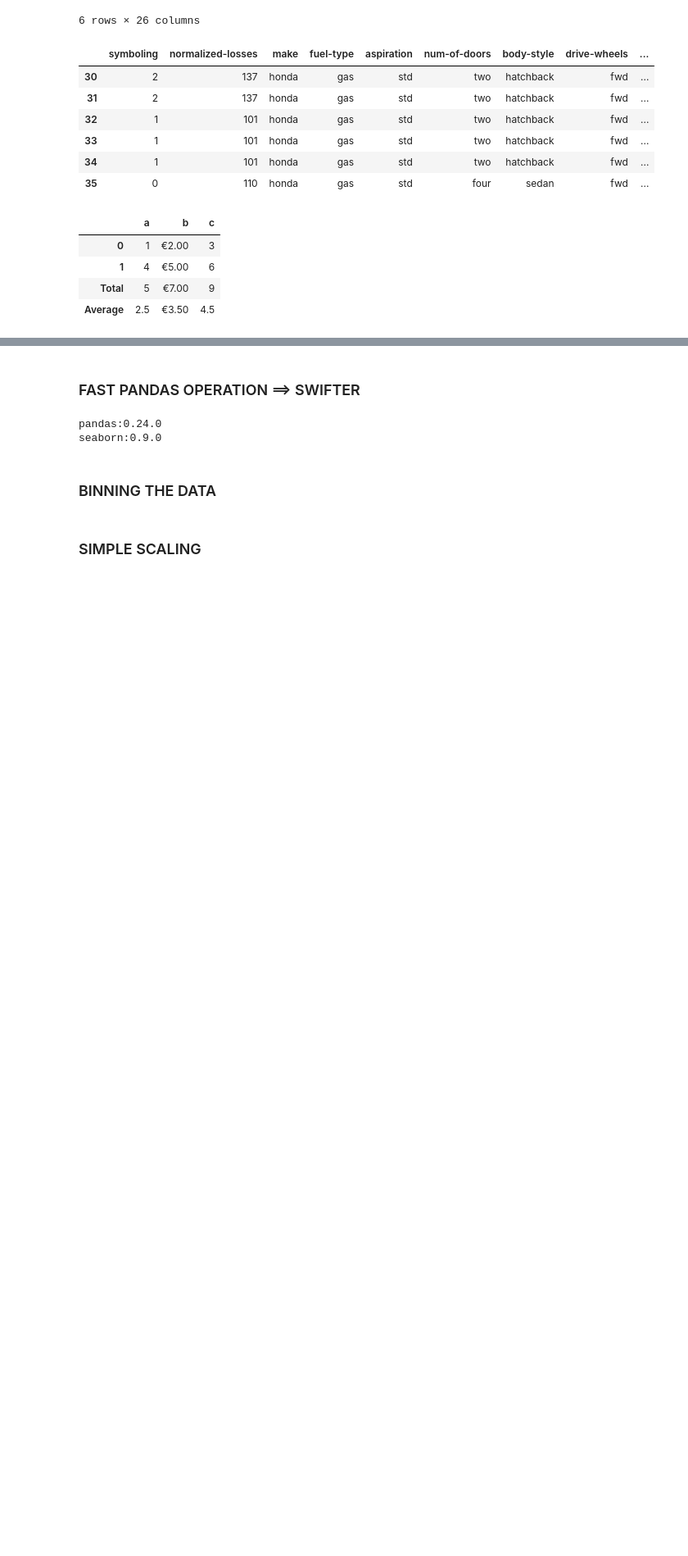
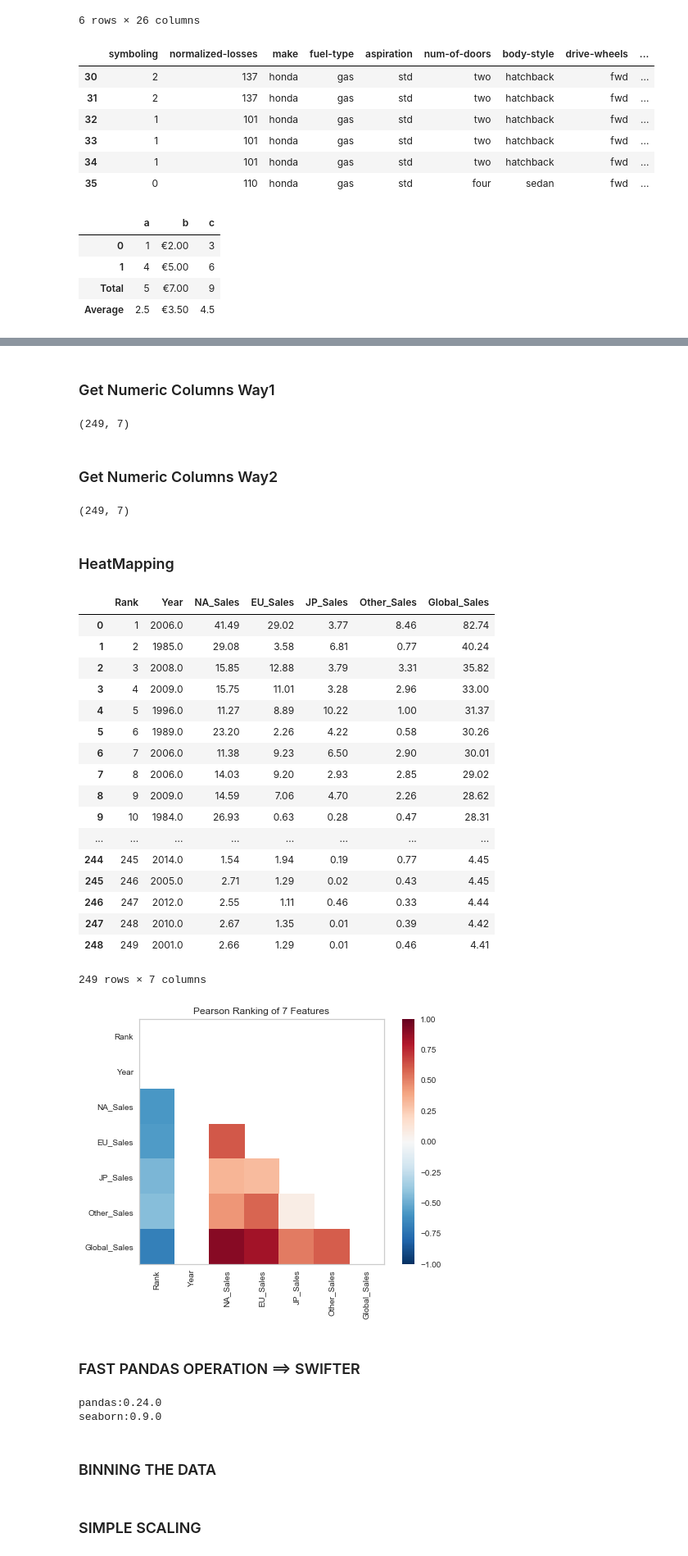
Before and after one commit to serdarbozoglan/My_Python, a Jupyter notebook: Templates/PYTHON_TEMPLATE.ipynb, the cells around one changed output, grey strips where cells are left out. Shown at 82% size. Cells and saved outputs as stored; diff of their text form; code cells hidden in the pictures; blank space fills up the shorter version.

```diff
--- a/Templates/PYTHON_TEMPLATE.ipynb
+++ b/Templates/PYTHON_TEMPLATE.ipynb
@@ -143,0 +845,2 @@ df.pipe(pp.PrettyPandas).as_currency('EUR', subset='b').total().average()
+# %%
+df2 = pd.read_csv('./data/sample_data.csv')
@@ -144,3 +858,47 @@ df.pipe(pp.PrettyPandas).as_currency('EUR', subset='b').total().average()
+# %% [markdown]
+### Get Numeric Columns Way1
+# %%
+numeric_df2 = df2._get_numeric_data()
+numeric_df2.shape
+# %% [output]
+(249, 7)
+# %% [markdown]
+### Get Numeric Columns Way2
+# %%
+numerics = ['int16', 'int32', 'int64', 'float16', 'float32', 'float64']
+
+numeric_df2 = df2.select_dtypes(include=numerics)
+numeric_df2.shape
+# %% [output]
+(249, 7)
+# %% [markdown]
+### HeatMapping
+# %%
+from yellowbrick.features import Rank2D
+visualizer = Rank2D(algorithm='pearson')
+# %%
+visualizer.fit_transform(numeric_df2)
+visualizer.poof()
+# %% [output]
+|  | Rank | Year | NA_Sales | EU_Sales | JP_Sales | Other_Sales | Global_Sales |
+| 0 | 1 | 2006.0 | 41.49 | 29.02 | 3.77 | 8.46 | 82.74 |
+| 1 | 2 | 1985.0 | 29.08 | 3.58 | 6.81 | 0.77 | 40.24 |
+| 2 | 3 | 2008.0 | 15.85 | 12.88 | 3.79 | 3.31 | 35.82 |
+| 3 | 4 | 2009.0 | 15.75 | 11.01 | 3.28 | 2.96 | 33.00 |
+| 4 | 5 | 1996.0 | 11.27 | 8.89 | 10.22 | 1.00 | 31.37 |
+| 5 | 6 | 1989.0 | 23.20 | 2.26 | 4.22 | 0.58 | 30.26 |
+| 6 | 7 | 2006.0 | 11.38 | 9.23 | 6.50 | 2.90 | 30.01 |
+| 7 | 8 | 2006.0 | 14.03 | 9.20 | 2.93 | 2.85 | 29.02 |
+| 8 | 9 | 2009.0 | 14.59 | 7.06 | 4.70 | 2.26 | 28.62 |
+| 9 | 10 | 1984.0 | 26.93 | 0.63 | 0.28 | 0.47 | 28.31 |
+| ... | ... | ... | ... | ... | ... | ... | ... |
+| 244 | 245 | 2014.0 | 1.54 | 1.94 | 0.19 | 0.77 | 4.45 |
+| 245 | 246 | 2005.0 | 2.71 | 1.29 | 0.02 | 0.43 | 4.45 |
+| 246 | 247 | 2012.0 | 2.55 | 1.11 | 0.46 | 0.33 | 4.44 |
+| 247 | 248 | 2010.0 | 2.67 | 1.35 | 0.01 | 0.39 | 4.42 |
+| 248 | 249 | 2001.0 | 2.66 | 1.29 | 0.01 | 0.46 | 4.41 |
+249 rows × 7 columns
+[figure, added]
 # %% [markdown]
 ### FAST PANDAS OPERATION ==> SWIFTER
 # %%
```
Also changed, not shown: parts of 137 cells of this notebook.
